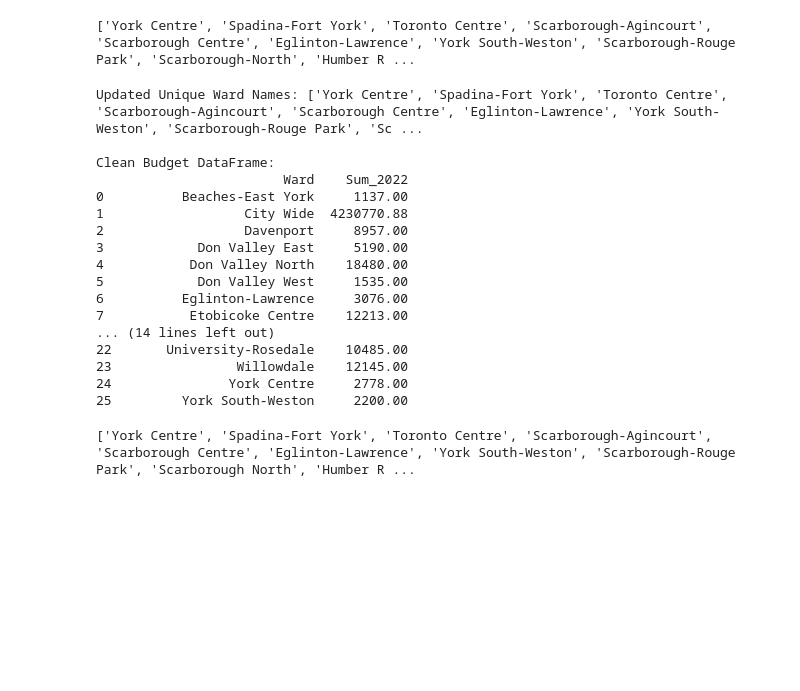
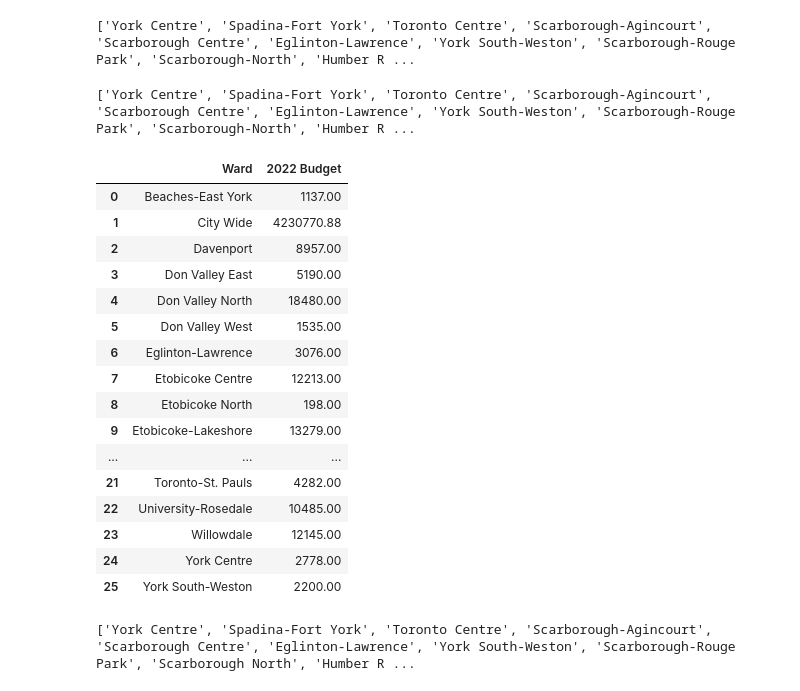
Before and after one commit to aayushgambhir2023/DA-Project-1, a Jupyter notebook: Demographic_Relationship_2021.ipynb, the cells around one changed output. Drawn from its saved outputs; the diff is of its cells as text; code cells hidden in the pictures; blank space fills up the shorter version.

```diff
--- a/Demographic_Relationship_2021.ipynb
+++ b/Demographic_Relationship_2021.ipynb
@@ -34,32 +34,32 @@ print(ward_list)
 ['York Centre', 'Spadina-Fort York', 'Toronto Centre', 'Scarborough-Agincourt', 'Scarborough Centre', 'Eglinton-Lawrence', 'York South-Weston', 'Scarborough-Rouge Park', 'Scarborough-North', 'Humber R ...
 # %%
 # Add up 2022 sum
-sum_2022_by_ward = capital_budget_df.groupby("Ward")["2022"].sum().reset_index()
+ward_sum_2022 = capital_budget_df.groupby("Ward")["2022"].sum().reset_index()
 # New dataframe with clean summed values
-clean_budget_df = pd.DataFrame({"Ward": sum_2022_by_ward["Ward"], "Sum_2022": sum_2022_by_ward["2022"]})
+clean_budget_df = pd.DataFrame({"Ward": ward_sum_2022["Ward"], "2022 Budget": ward_sum_2022["2022"]})
 # Remove leading and trailing spaces from the "Ward" column in clean_budget_df
 clean_budget_df["Ward"] = clean_budget_df["Ward"].str.strip()
-print("Updated Unique Ward Names:", ward_list)
-print("\nClean Budget DataFrame:")
-print(clean_budget_df)
+print(ward_list)
+clean_budget_df
 # %% [output]
-Updated Unique Ward Names: ['York Centre', 'Spadina-Fort York', 'Toronto Centre', 'Scarborough-Agincourt', 'Scarborough Centre', 'Eglinton-Lawrence', 'York South-Weston', 'Scarborough-Rouge Park', 'Sc ...
-
-Clean Budget DataFrame:
-                        Ward    Sum_2022
-0          Beaches-East York     1137.00
-1                  City Wide  4230770.88
-2                  Davenport     8957.00
-3            Don Valley East     5190.00
-4           Don Valley North    18480.00
-5            Don Valley West     1535.00
-6          Eglinton-Lawrence     3076.00
-7           Etobicoke Centre    12213.00
-... (14 lines left out)
-22       University-Rosedale    10485.00
-23                Willowdale    12145.00
-24               York Centre     2778.00
-25         York South-Weston     2200.00
+['York Centre', 'Spadina-Fort York', 'Toronto Centre', 'Scarborough-Agincourt', 'Scarborough Centre', 'Eglinton-Lawrence', 'York South-Weston', 'Scarborough-Rouge Park', 'Scarborough-North', 'Humber R ...
+|  | Ward | 2022 Budget |
+| 0 | Beaches-East York | 1137.00 |
+| 1 | City Wide | 4230770.88 |
+| 2 | Davenport | 8957.00 |
+| 3 | Don Valley East | 5190.00 |
+| 4 | Don Valley North | 18480.00 |
+| 5 | Don Valley West | 1535.00 |
+| 6 | Eglinton-Lawrence | 3076.00 |
+| 7 | Etobicoke Centre | 12213.00 |
+| 8 | Etobicoke North | 198.00 |
+| 9 | Etobicoke-Lakeshore | 13279.00 |
+| ... | ... | ... |
+| 21 | Toronto-St. Pauls | 4282.00 |
+| 22 | University-Rosedale | 10485.00 |
+| 23 | Willowdale | 12145.00 |
+| 24 | York Centre | 2778.00 |
+| 25 | York South-Weston | 2200.00 |
 # %%
 # Add census into dataframe
 
```
Also changed, not shown: parts of 8 cells of this notebook, 1 other file.
